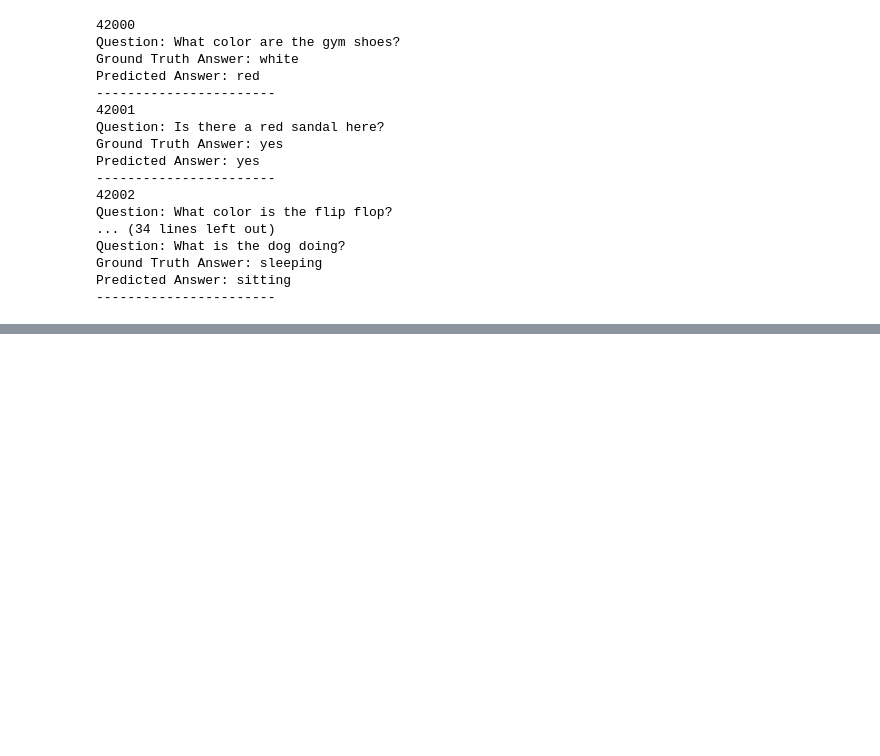
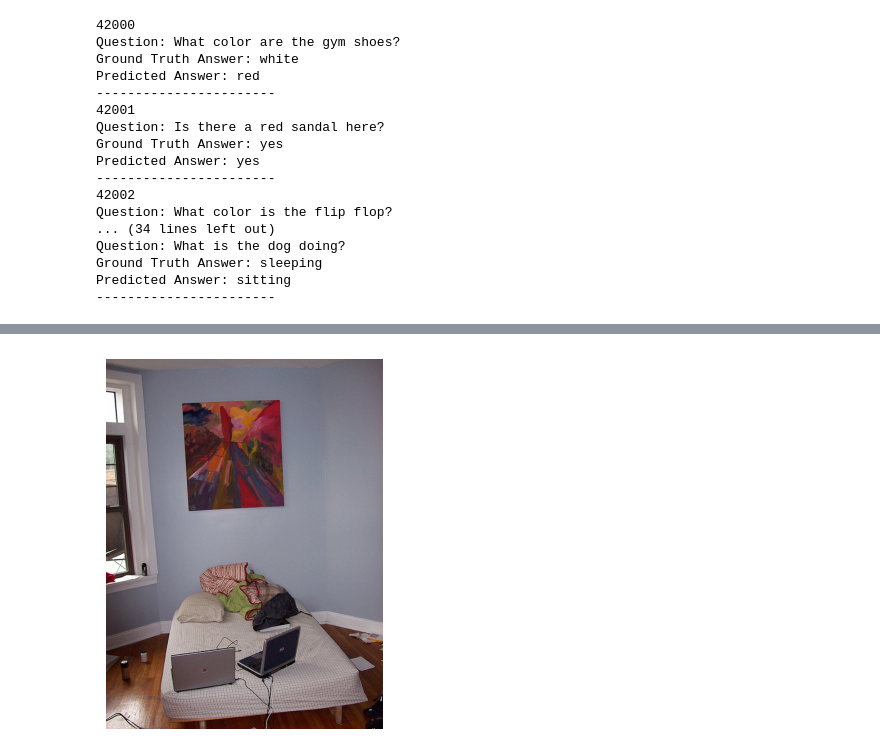
Before and after one commit to nklskyoy/regat-vqa, a Jupyter notebook: vizdata.ipynb, the cells around one changed output, grey strips where cells are left out. Drawn from its saved outputs; the diff is of its cells as text; code cells hidden in the pictures; blank space fills up the shorter version.

Commit message:
uvisulaisation(accuracy based on question and ans type)

```diff
--- a/vizdata.ipynb
+++ b/vizdata.ipynb
@@ -82,0 +129,90 @@ Predicted Answer: sitting
+# %%
+# coding: utf-8
+
+import sys
+
+from vqa import VQA
+from vqaeval import VQAEval
+import matplotlib.pyplot as plt
+import skimage.io as io
+import json
+import random
+import os
+
+# set up file names and paths
+#versionType ='v2_' # this should be '' when using VQA v2.0 dataset
+#taskType    ='OpenEnded' # 'OpenEnded' only for v2.0. 'OpenEnded' or 'MultipleChoice' for v1.0
+#dataType    ='mscoco'  # 'mscoco' only for v1.0. 'mscoco' for real and 'abstract_v002' for abstract for v1.0.
+dataSubType ='val2014'
+annFile     ='/hpcwork/lect0099/data/Answers/v2_mscoco_val2014_annotations.json'
+quesFile    ='/hpcwork/lect0099/data/Questions/v2_OpenEnded_mscoco_val2014_questions.json'
+imgDir      ='/work/lect0099/coco2014val/validation/data'
+resultType  ='fake'
+fileTypes   = ['results', 'accuracy', 'evalQA', 'evalQuesType', 'evalAnsType']
+resFile='/hpcwork/lect0099/saved_models/gl671475/bs-lr/ban_1_spatial_vqa_200_bs_64_lr_0.01_ep_20/eval/vqa_val_up.json'
+
+# An example result json file has been provided in './Results' folder.
+
+#[resFile, accuracyFile, evalQAFile, evalQuesTypeFile, evalAnsTypeFile] = ['%s/Results/%s%s_%s_%s_%s_%s.json'%(dataDir, versionType, taskType, dataType, dataSubType, \resultType, fileType) for fileType in fileTypes]
+
+# create vqa object and vqaRes object
+vqa = VQA(annFile, quesFile)
+vqaRes = vqa.loadRes(resFile, quesFile)
+
+# create vqaEval object by taking vqa and vqaRes
+vqaEval = VQAEval(vqa, vqaRes, n=2)   #n is precision of accuracy (number of places after decimal), default is 2
+
+# evaluate results
+"""
+If you have a list of question ids on which you would like to evaluate your results, pass it as a list to below function
+By default it uses all the question ids in annotation file
+"""
+vqaEval.evaluate()
+
+# print accuracies
+print("\n")
+print ("Overall Accuracy is: %.02f\n" %(vqaEval.accuracy['overall']))
+print ("Per Question Type Accuracy is the following:")
+for quesType in vqaEval.accuracy['perQuestionType']:
+	print ("%s : %.02f" %(quesType, vqaEval.accuracy['perQuestionType'][quesType]))
+print("\n")
+print ("Per Answer Type Accuracy is the following:")
+for ansType in vqaEval.accuracy['perAnswerType']:
+	print ("%s : %.02f" %(ansType, vqaEval.accuracy['perAnswerType'][ansType]))
+print("\n")
+# demo how to use evalQA to retrieve low score result
+evals = [quesId for quesId in vqaEval.evalQA if vqaEval.evalQA[quesId]>75]
+   #35 is per question percentage accuracy
+if len(evals) > 0:
+	print ('ground truth answers')
+	randomEval = random.choice(evals)
+	randomAnn = vqa.loadQA(randomEval)
+	vqa.showQA(randomAnn)
+
+	print("\n")
+	print ('generated answer (accuracy %.02f)'%(vqaEval.evalQA[randomEval]))
+	ann = vqaRes.loadQA(randomEval)[0]
+	print ("Answer:   %s\n" %(ann['answer']))
+
+	imgId = randomAnn[0]['image_id']
+	imgFilename = '/COCO_' + dataSubType + '_'+ str(imgId).zfill(12) + '.jpg'
+	if os.path.isfile(imgDir + imgFilename):
+		I = io.imread(imgDir + imgFilename)
+		plt.imshow(I)
+		plt.axis('off')
+		plt.show()
+
+# plot accuracy for various question types
+plt.bar(range(len(vqaEval.accuracy['perQuestionType'])), vqaEval.accuracy['perQuestionType'].values(), align='center')
+plt.xticks(range(len(vqaEval.accuracy['perQuestionType'])), vqaEval.accuracy['perQuestionType'].keys(), rotation=90,fontsize=10)
+plt.title('Per Question Type Accuracy', fontsize=10)
+plt.xlabel('Question Types', fontsize=10)
+plt.ylabel('Accuracy', fontsize=10)
+plt.show()
+
+# save evaluation results to ./Results folder
+#json.dump(vqaEval.accuracy,     open(accuracyFile,     'w'))
+#json.dump(vqaEval.evalQA,       open(evalQAFile,       'w'))
+#json.dump(vqaEval.evalQuesType, open(evalQuesTypeFile, 'w'))
+#json.dump(vqaEval.evalAnsType,  open(evalAnsTypeFile,  'w'))
+# %% [output]
@@ -82,0 +236 @@ Predicted Answer: sitting
+[figure, added]
```
Also changed, not shown: parts of 5 cells of this notebook, 3 other files.
